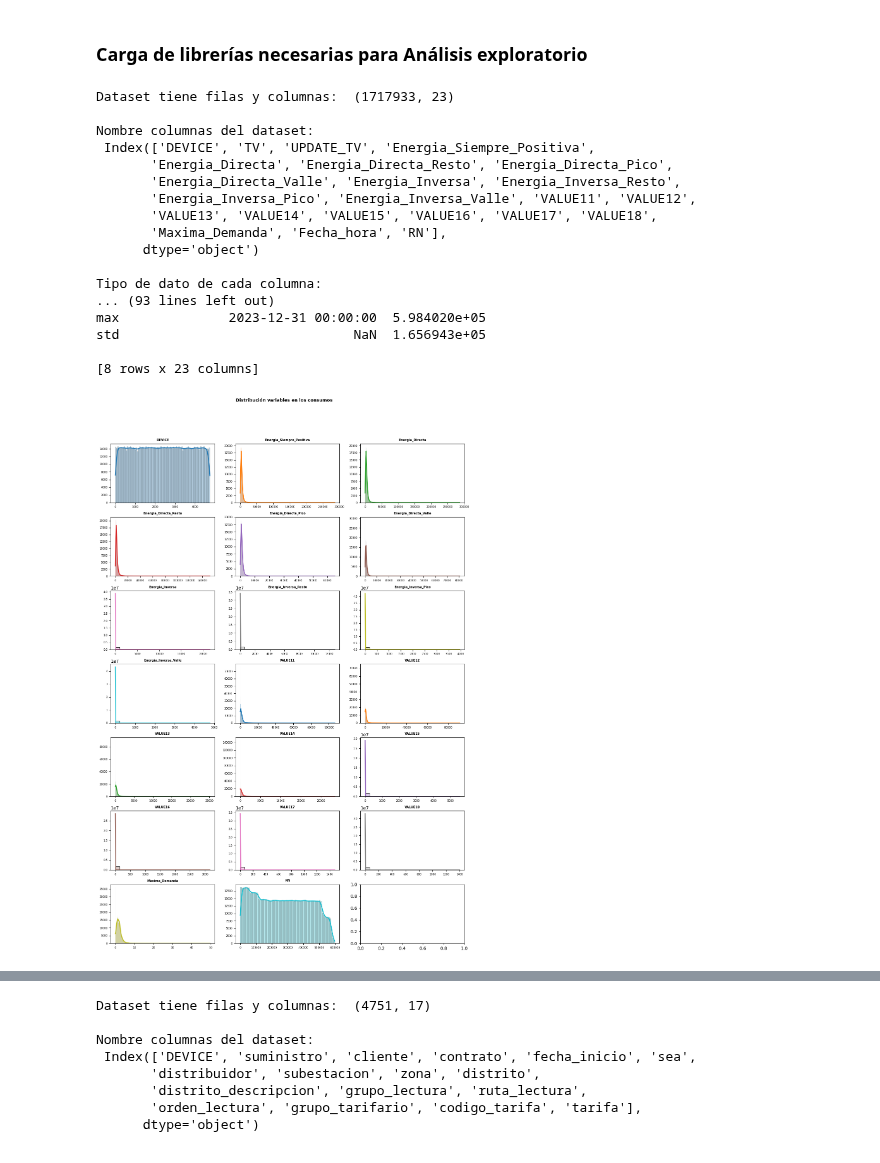
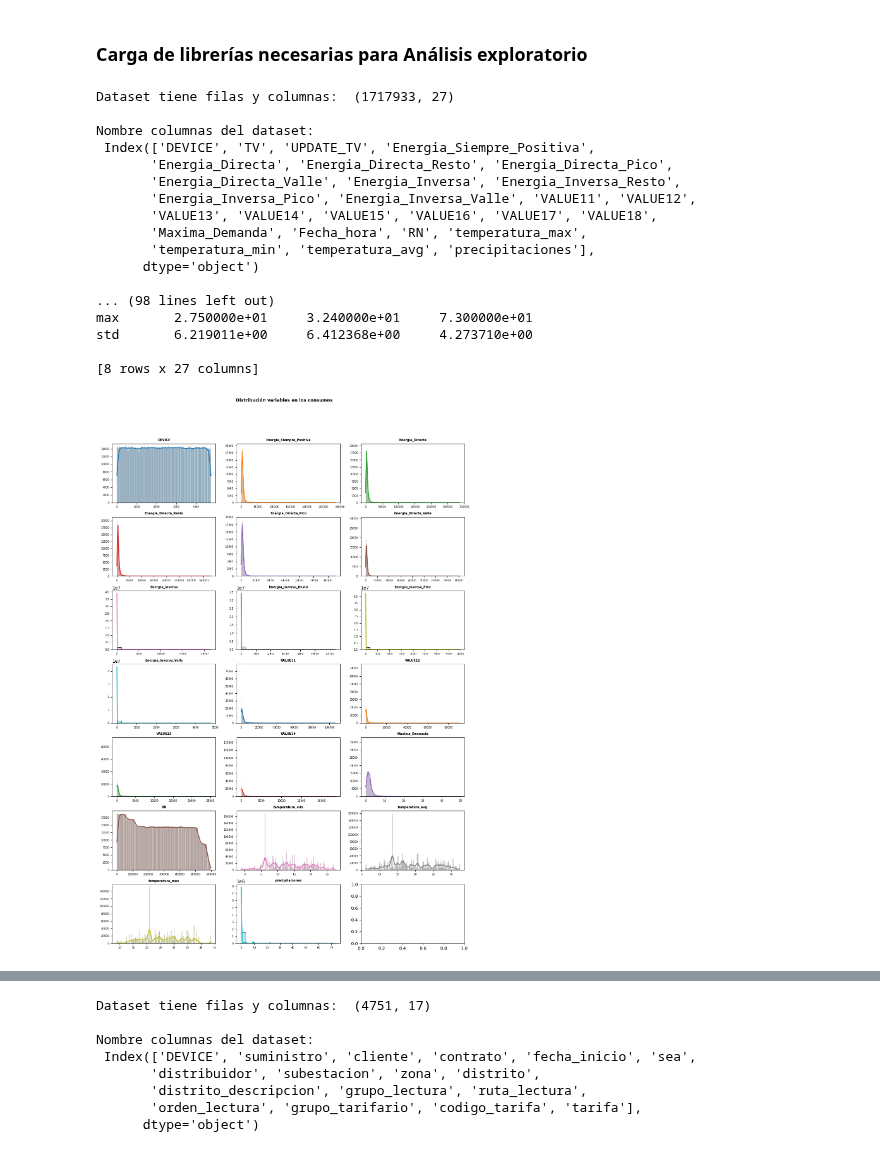
Before and after one commit to pasollipaula/DiplodatosMentoria, a Jupyter notebook: carga_datasets.ipynb, the cells around one changed output, grey strips where cells are left out. Drawn from its saved outputs; the diff is of its cells as text; code cells hidden in the pictures.

Commit message:
ETL Proyecto M09. Cambios: fusión consumos y datos meoterologicos

```diff
--- a/carga_datasets.ipynb
+++ b/carga_datasets.ipynb
@@ -288,6 +288,7 @@ def process_data(data, var_name):
     melted_data['Fecha'] = pd.to_datetime('2023' + melted_data['Fecha'].replace('Ene','Jan').replace('Abr','Apr').replace('Ago','Aug').replace('Dic','Dec')
                                           + melted_data.pop('Día').astype(str), format='%Y%b%d', errors='coerce')
     melted_data = melted_data.dropna(subset=['Fecha'])
+    melted_data[var_name]= melted_data[var_name].apply(pd.to_numeric)
     return melted_data
 
 # Procesamos cada dataset del Observatorio y los combinamos
@@ -340,7 +341,7 @@ print('Nombre columnas del dataset: ', '\n', consumos.columns, '\n')
 print('Tipo de dato de cada columna: ', '\n', consumos.dtypes , '\n')
 print('Descripción estadística: ', '\n', consumos.describe(), '\n')
 # %% [output]
-Dataset tiene filas y columnas:  (1717933, 23)
+Dataset tiene filas y columnas:  (1717933, 27)
 
 Nombre columnas del dataset:
  Index(['DEVICE', 'TV', 'UPDATE_TV', 'Energia_Siempre_Positiva',
@@ -348,43 +349,63 @@ Nombre columnas del dataset:
        'Energia_Directa_Valle', 'Energia_Inversa', 'Energia_Inversa_Resto',
        'Energia_Inversa_Pico', 'Energia_Inversa_Valle', 'VALUE11', 'VALUE12',
        'VALUE13', 'VALUE14', 'VALUE15', 'VALUE16', 'VALUE17', 'VALUE18',
-       'Maxima_Demanda', 'Fecha_hora', 'RN'],
+       'Maxima_Demanda', 'Fecha_hora', 'RN', 'temperatura_max',
+       'temperatura_min', 'temperatura_avg', 'precipitaciones'],
       dtype='object')
 
-Tipo de dato de cada columna:
-... (93 lines left out)
-max              2023-12-31 00:00:00  5.984020e+05
-std                              NaN  1.656943e+05
+... (98 lines left out)
+max       2.750000e+01     3.240000e+01     7.300000e+01
+std       6.219011e+00     6.412368e+00     4.273710e+00
 
-[8 rows x 23 columns]
+[8 rows x 27 columns]
 # %%
 # Gráfico de distribución para cada variable
 fig, axes = plt.subplots(nrows=7, ncols=3, figsize=(12, 18))
 axes = axes.flat
 numeric_features = consumos.select_dtypes(include=['float64', 'int64']).columns.tolist()
+numeric_features = ('DEVICE',
+ 'Energia_Siempre_Positiva',
+ 'Energia_Directa',
+ 'Energia_Directa_Resto',
+ 'Energia_Directa_Pico',
+ 'Energia_Directa_Valle',
+ 'Energia_Inversa',
+ 'Energia_Inversa_Resto',
+ 'Energia_Inversa_Pico',
+ 'Energia_Inversa_Valle',
+ 'VALUE11',
+ 'VALUE12',
+ 'VALUE13',
+ 'VALUE14',
+ 'Maxima_Demanda',
+ 'RN',
+ 'temperatura_min',
+ 'temperatura_avg',
+ 'temperatura_max',
+ 'precipitaciones')
 
 for i, colum in enumerate(numeric_features):
     sns.histplot(
         data    = consumos,
         x       = colum,
         stat    = "count",
         kde     = True,
         color   = (list(plt.rcParams['axes.prop_cycle'])*2)[i]["color"],
         line_kws= {'linewidth': 2},
         alpha   = 0.3,
         ax      = axes[i]
     )
     axes[i].set_title(colum, fontsize = 7, fontweight = "bold")
     axes[i].tick_params(labelsize = 6)
     axes[i].set_xlabel("")
     axes[i].set_ylabel("")
 
 
 fig.tight_layout()
 plt.subplots_adjust(top = 0.9)
 fig.suptitle('Distribución variables en los consumos', fontsize = 10, fontweight = "bold");
 # %% [output]
-[figure, old version]
+[figure, new version]
 # %%
 consumos.corr()
 # %% [output]
```
Also changed, not shown: parts of 1 cell of this notebook.
